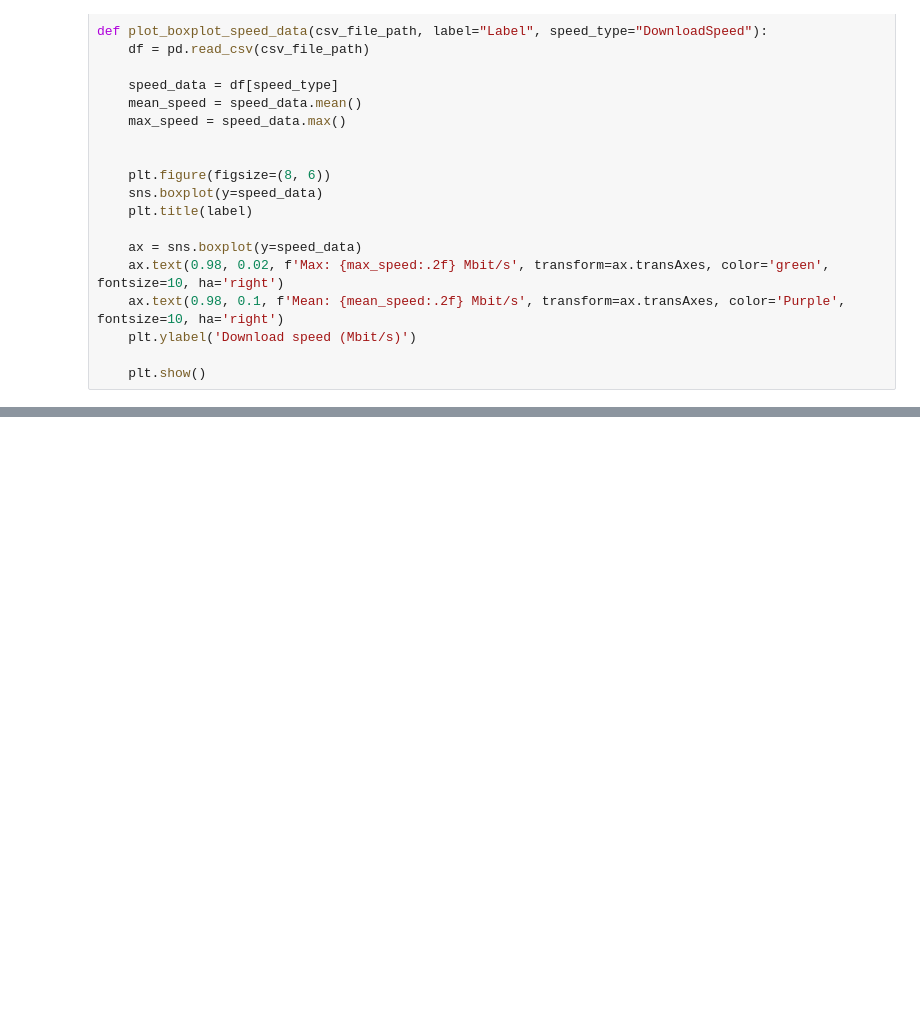
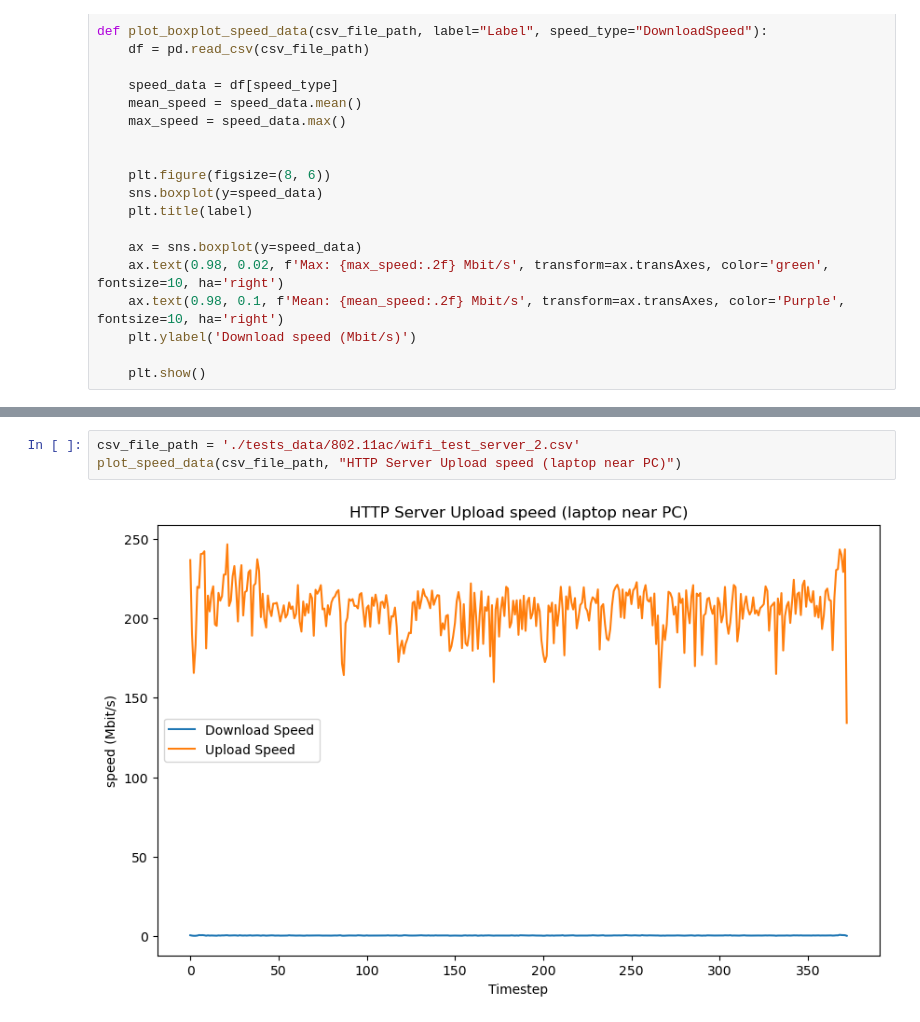
Before and after one commit to heartmarshall/wifi-speed-research, a Jupyter notebook: src/measurements.ipynb, the cells around one changed output, grey strips where cells are left out. Cells and saved outputs as stored; diff of their text form; blank space fills up the shorter version.

```diff
--- a/src/measurements.ipynb
+++ b/src/measurements.ipynb
@@ -50,0 +75,5 @@ plot_boxplot_speed_data(csv_file_path, "LABEL", "UploadSpeed")
+# %%
+csv_file_path = './tests_data/802.11ac/wifi_test_server_2.csv'
+plot_speed_data(csv_file_path, "HTTP Server Upload speed (laptop near PC)")
+# %% [output]
+[figure, added]
```
Also changed, not shown: parts of 4 cells of this notebook, 30 other files.
